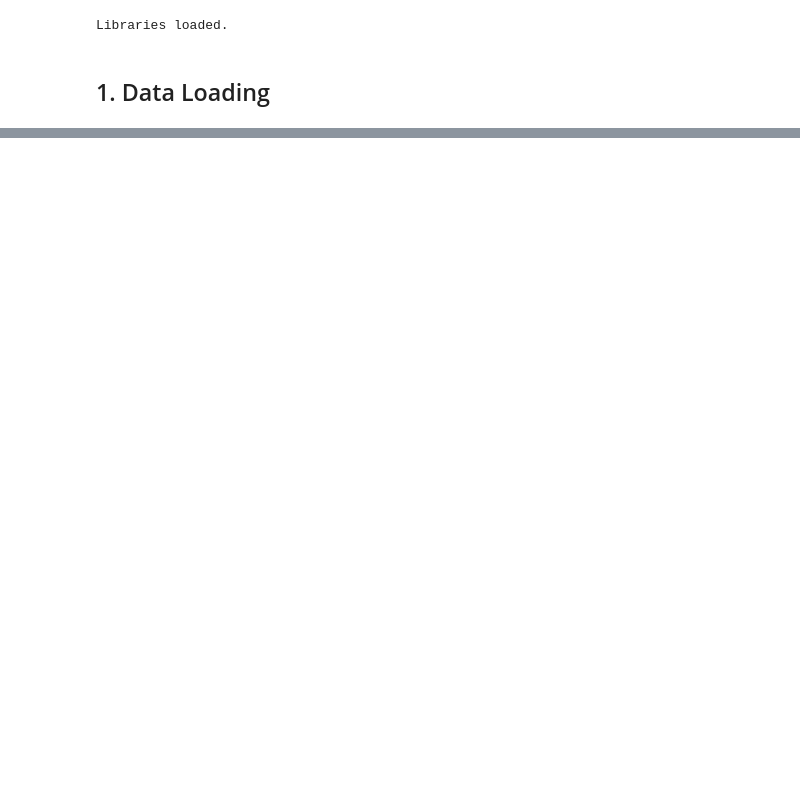
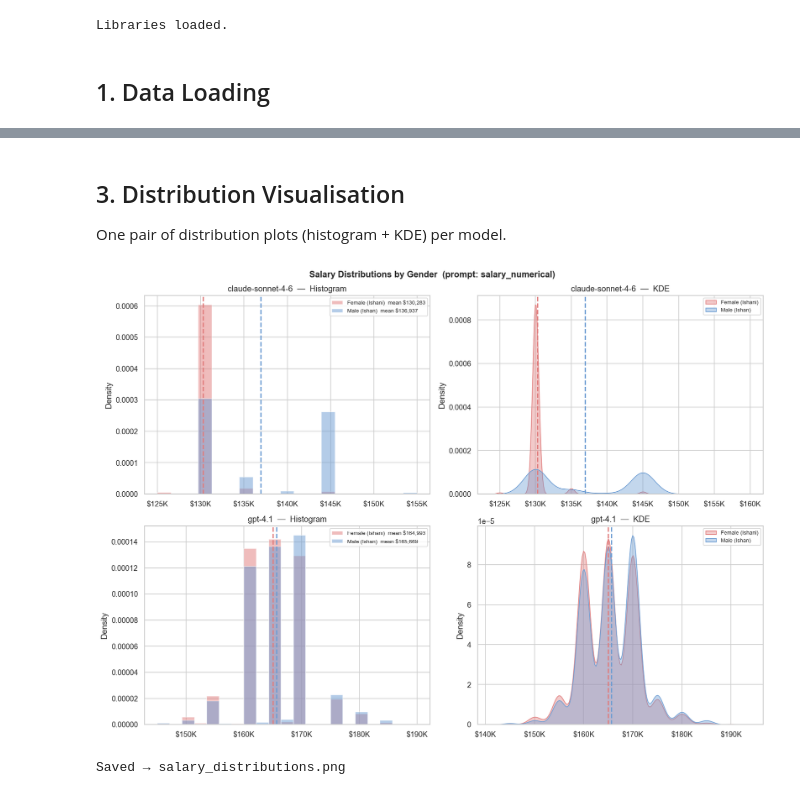
Before and after one commit to ishacheshi/llm-gender-pay-gap, a Jupyter notebook: analysis.ipynb, the cells around one changed output, grey strips where cells are left out. Drawn from its saved outputs; the diff is of its cells as text; code cells hidden in the pictures; blank space fills up the shorter version.

```diff
--- a/analysis.ipynb
+++ b/analysis.ipynb
@@ -74,6 +49,0 @@ male           1500
-# %%
-female = df.loc[df['resume_gender'] == 'female', 'salary'].values
-male   = df.loc[df['resume_gender'] == 'male',   'salary'].values
-
-print(f'Female observations: {len(female):,}')
-print(f'Male   observations: {len(male):,}')
@@ -457,0 +83,10 @@ The effect size is small (Cohen's d = 0.47).
+# %%
+# ── Select a single prompt for the per-model comparison.
+# Change target_prompt to analyse a different prompt variant.
+target_prompt = df_raw['prompt_name'].value_counts().index[0]
+print(f"Analysing prompt: '{target_prompt}'")
+
+df = df_raw[df_raw['prompt_name'] == target_prompt].copy()
+models = sorted(df['model'].unique())
+print(f'Models ({len(models)}):  {models}')
+print(f'Salary range:  ${df["salary"].min():,.0f} – ${df["salary"].max():,.0f}')
@@ -457,0 +129,58 @@ The effect size is small (Cohen's d = 0.47).
+# %% [markdown]
+## 3. Distribution Visualisation
+
+One pair of distribution plots (histogram + KDE) per model.
+# %%
+def plot_model_distributions(ax_hist, ax_kde, subset: pd.DataFrame, model_name: str) -> None:
+    female = subset.loc[subset['resume_gender'] == 'female', 'salary'].values
+    male   = subset.loc[subset['resume_gender'] == 'male',   'salary'].values
+    if len(female) == 0 or len(male) == 0:
+        return
+
+    lo = subset['salary'].min()
+    hi = subset['salary'].max()
+    bins = np.linspace(lo, hi, min(60, max(20, int((hi - lo) / 2000))))
+
+    ax_hist.hist(female, bins=bins, alpha=0.5, color=FEMALE_COLOR,
+                 label=f'Female (Ishani)  mean ${female.mean():,.0f}', density=True)
+    ax_hist.hist(male,   bins=bins, alpha=0.5, color=MALE_COLOR,
+                 label=f'Male (Ishan)  mean ${male.mean():,.0f}',   density=True)
+    ax_hist.axvline(female.mean(), color=FEMALE_COLOR, lw=1.8, ls='--')
+    ax_hist.axvline(male.mean(),   color=MALE_COLOR,   lw=1.8, ls='--')
+    ax_hist.set_title(f'{model_name}  —  Histogram')
+    ax_hist.set_ylabel('Density')
+    ax_hist.xaxis.set_major_formatter(mticker.FuncFormatter(lambda x, _: f'${x/1e3:.0f}K'))
+    ax_hist.legend(fontsize=8)
+
+    sns.kdeplot(female, ax=ax_kde, color=FEMALE_COLOR, fill=True, alpha=0.4,
+                label='Female (Ishani)')
+    sns.kdeplot(male,   ax=ax_kde, color=MALE_COLOR,   fill=True, alpha=0.4,
+                label='Male (Ishan)')
+    ax_kde.axvline(female.mean(), color=FEMALE_COLOR, lw=1.8, ls='--')
+    ax_kde.axvline(male.mean(),   color=MALE_COLOR,   lw=1.8, ls='--')
+    ax_kde.set_title(f'{model_name}  —  KDE')
+    ax_kde.set_ylabel('Density')
+    ax_kde.xaxis.set_major_formatter(mticker.FuncFormatter(lambda x, _: f'${x/1e3:.0f}K'))
+    ax_kde.legend(fontsize=8)
+
+
+n_models = len(models)
+fig, axes = plt.subplots(n_models, 2, figsize=(14, 5 * n_models))
+if n_models == 1:
+    axes = axes[np.newaxis, :]  # ensure 2-D indexing works
+
+for row_idx, model_name in enumerate(models):
+    subset = df[df['model'] == model_name]
+    plot_model_distributions(axes[row_idx, 0], axes[row_idx, 1], subset, model_name)
+
+fig.suptitle(
+    f'Salary Distributions by Gender  (prompt: {target_prompt})',
+    fontsize=13, fontweight='bold'
+)
+plt.tight_layout()
+plt.savefig('salary_distributions.png', bbox_inches='tight')
+plt.show()
+print('Saved → salary_distributions.png')
+# %% [output]
+[figure, added]
+Saved → salary_distributions.png
```
Also changed, not shown: parts of 43 cells of this notebook, 18 other files.
